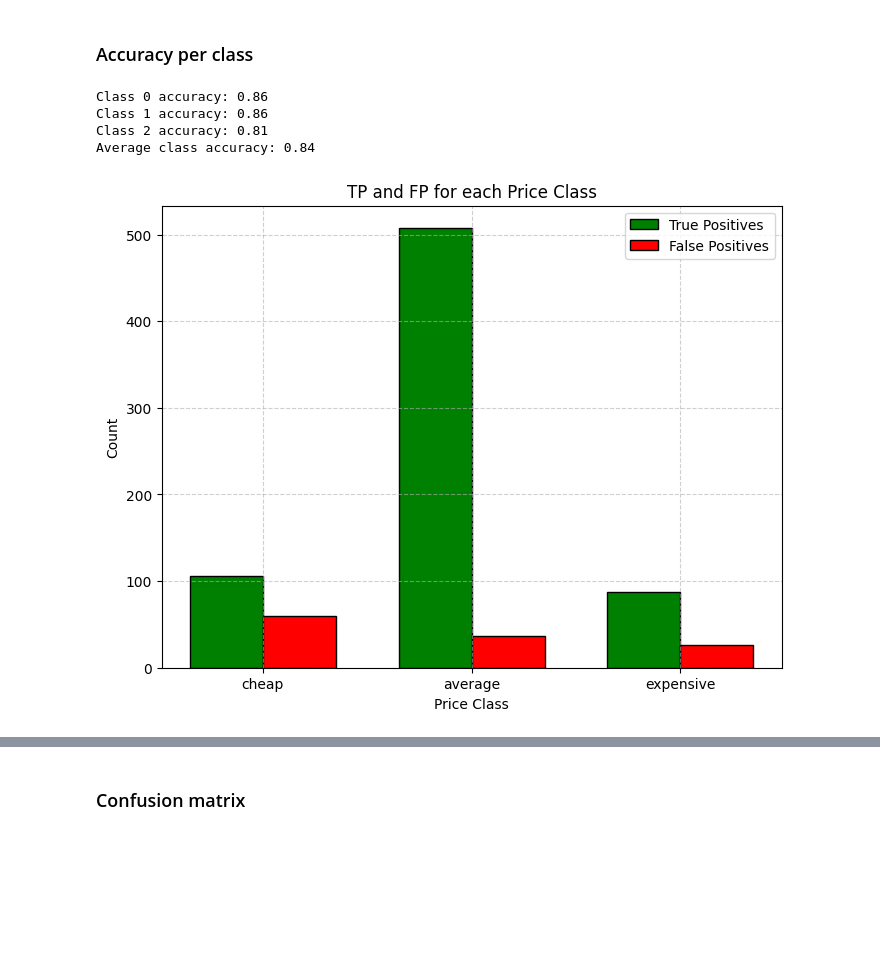
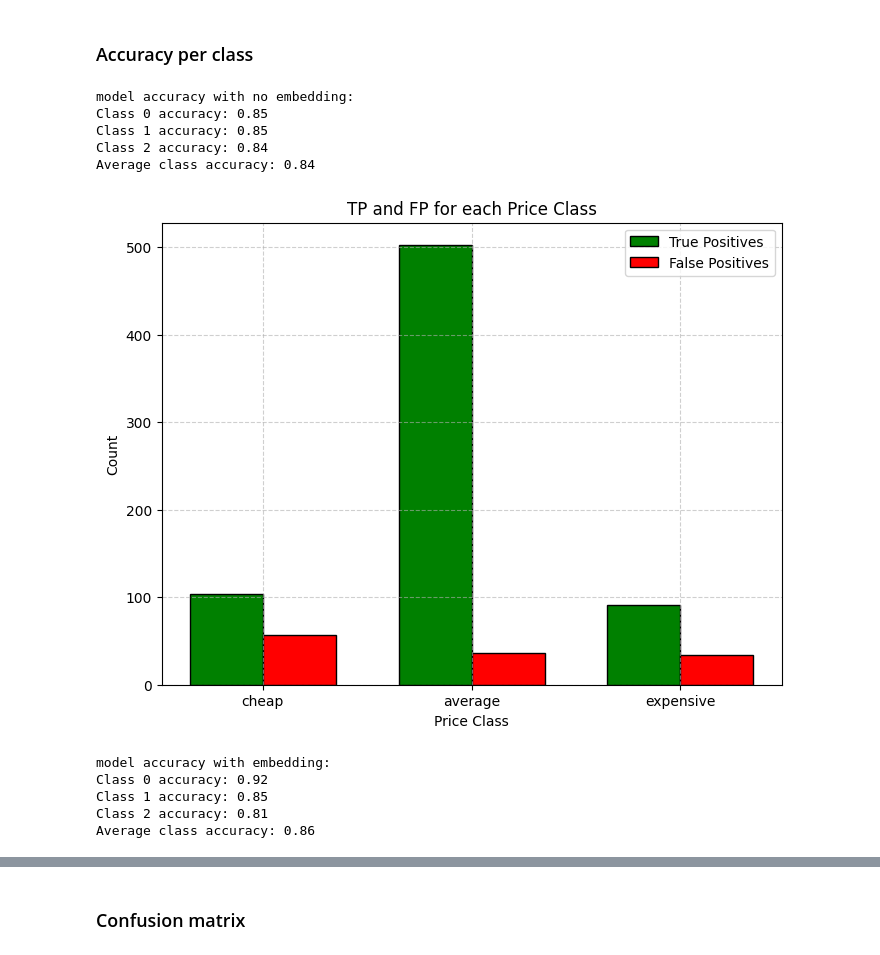
Before and after one commit to gamemeine/ssne, a Jupyter notebook: ex3/main.ipynb, the cells around one changed output, grey strips where cells are left out. Drawn from its saved outputs; the diff is of its cells as text; code cells hidden in the pictures; blank space fills up the shorter version.

```diff
--- a/ex3/main.ipynb
+++ b/ex3/main.ipynb
@@ -386,13 +484,22 @@ pred_class = pred_to_class(y_pred, threshold=(0.5, 0.5)).numpy()
 # %% [markdown]
 ### Accuracy per class
-# %%
-from plots import plot_pred_acc
-
-
-plot_pred_acc(y_val, pred_class)
-# %% [output]
-Class 0 accuracy: 0.86
-Class 1 accuracy: 0.86
-Class 2 accuracy: 0.81
-Average class accuracy: 0.84
-[figure, removed]
+# %%
+from plots import plot_pred_acc
+
+
+print("model accuracy with no embedding: ")
+plot_pred_acc(y_val, pred_class_nn)
+print("model accuracy with embedding: ")
+plot_pred_acc(y_val, pred_class_embd)
+# %% [output]
+model accuracy with no embedding:
+Class 0 accuracy: 0.85
+Class 1 accuracy: 0.85
+Class 2 accuracy: 0.84
+Average class accuracy: 0.84
+[figure, added]
+model accuracy with embedding:
+Class 0 accuracy: 0.92
+Class 1 accuracy: 0.85
+Class 2 accuracy: 0.81
+Average class accuracy: 0.86
```
Also changed, not shown: parts of 14 cells of this notebook, 2 other files.
